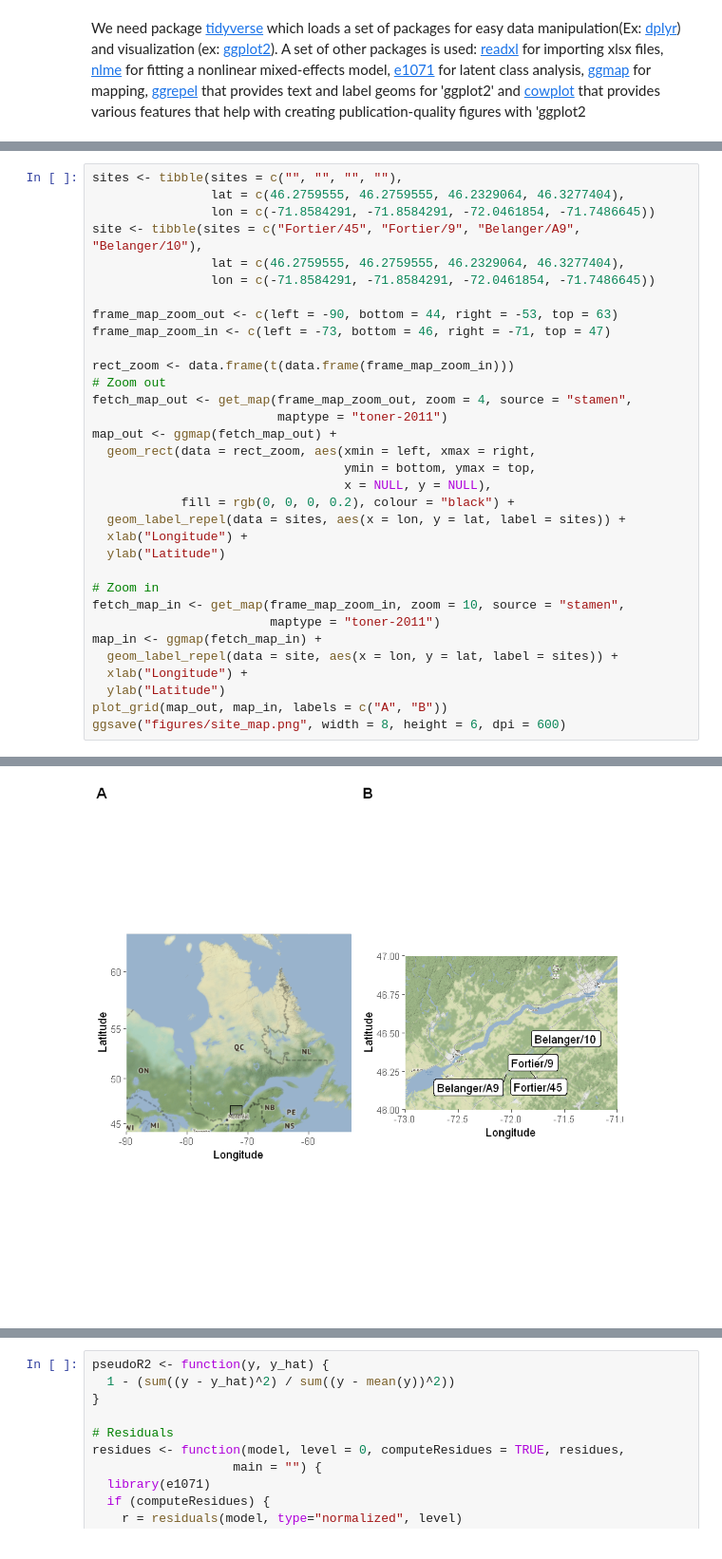
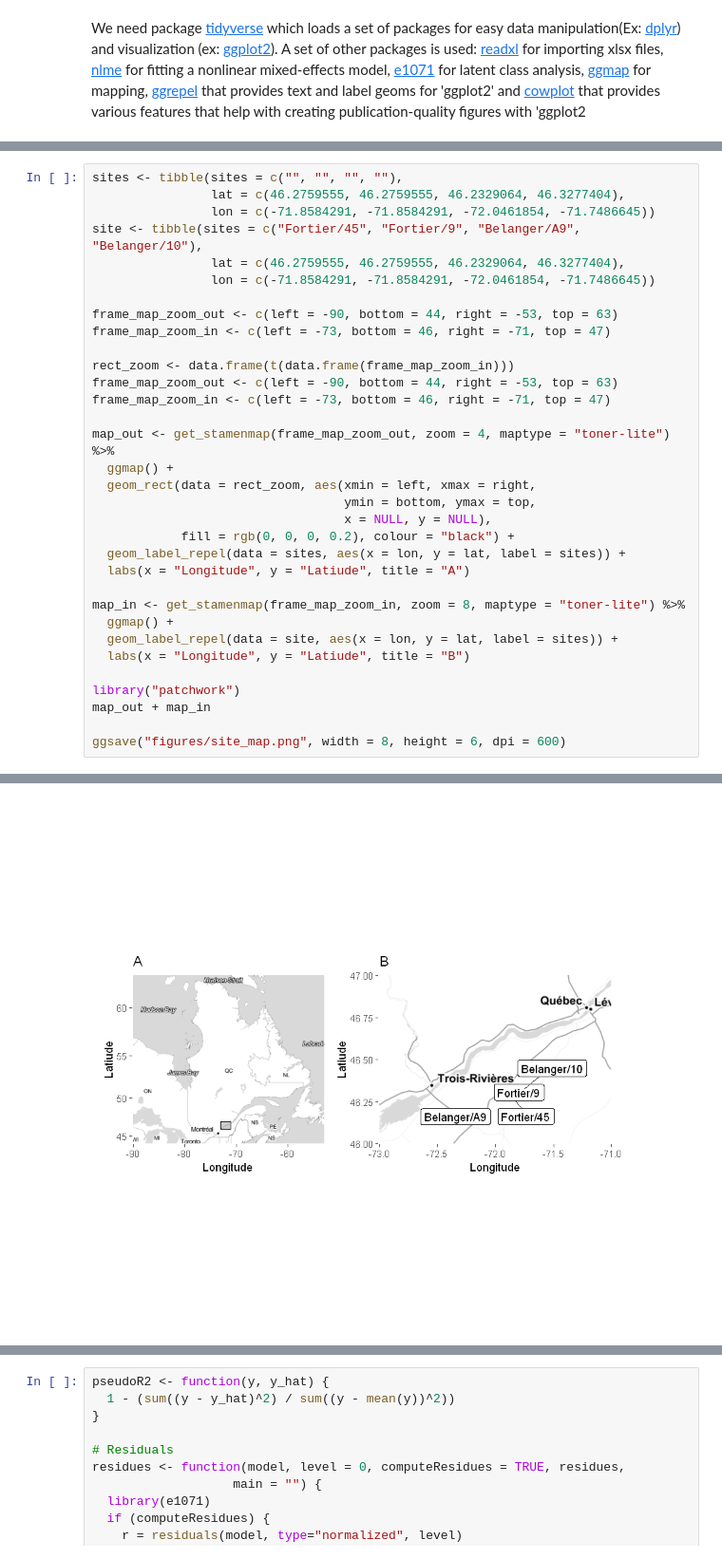
Before and after one commit to DosouYovoW/TeaBag_Projet, a Jupyter notebook: stats.ipynb, the cells around one changed output, grey strips where cells are left out. Shown: that part at 95% size. Saved outputs shown, nothing was run; the diff lists cells and outputs as text.

```diff
--- a/stats.ipynb
+++ b/stats.ipynb
@@ -39,25 +55,25 @@ frame_map_zoom_out <- c(left = -90, bottom = 44, right = -53, top = 63)
 frame_map_zoom_in <- c(left = -73, bottom = 46, right = -71, top = 47)
 
 rect_zoom <- data.frame(t(data.frame(frame_map_zoom_in)))
-# Zoom out
-fetch_map_out <- get_map(frame_map_zoom_out, zoom = 4, source = "stamen",
-                         maptype = "toner-2011")
-map_out <- ggmap(fetch_map_out) +
+frame_map_zoom_out <- c(left = -90, bottom = 44, right = -53, top = 63)
+frame_map_zoom_in <- c(left = -73, bottom = 46, right = -71, top = 47)
+
+map_out <- get_stamenmap(frame_map_zoom_out, zoom = 4, maptype = "toner-lite") %>%
+  ggmap() +
   geom_rect(data = rect_zoom, aes(xmin = left, xmax = right,
                                   ymin = bottom, ymax = top,
                                   x = NULL, y = NULL),
             fill = rgb(0, 0, 0, 0.2), colour = "black") +
   geom_label_repel(data = sites, aes(x = lon, y = lat, label = sites)) +
-  xlab("Longitude") +
-  ylab("Latitude")
+  labs(x = "Longitude", y = "Latiude", title = "A")
 
-# Zoom in
-fetch_map_in <- get_map(frame_map_zoom_in, zoom = 10, source = "stamen",
-                        maptype = "toner-2011")
-map_in <- ggmap(fetch_map_in) +
+map_in <- get_stamenmap(frame_map_zoom_in, zoom = 8, maptype = "toner-lite") %>%
+  ggmap() +
   geom_label_repel(data = site, aes(x = lon, y = lat, label = sites)) +
-  xlab("Longitude") +
-  ylab("Latitude")
-plot_grid(map_out, map_in, labels = c("A", "B"))
+  labs(x = "Longitude", y = "Latiude", title = "B")
+
+library("patchwork")
+map_out + map_in
+
 ggsave("figures/site_map.png", width = 8, height = 6, dpi = 600)
 # %% [output]
@@ -77,5 +93,5 @@ Source : http://tile.stamen.com/terrain/10/308/361.png
 "aucun argument trouvé pour min ; Inf est renvoyé"Warning message in max(x):
 "aucun argument pour max ; -Inf est renvoyé"Warning message in min(x):
 "aucun argument trouvé pour min ; Inf est renvoyé"Warning message in max(x):
 "aucun argument pour max ; -Inf est renvoyé"
-[figure, old version]
+[figure, new version]
```
Also changed, not shown: parts of 75 cells of this notebook, 16 other files.
